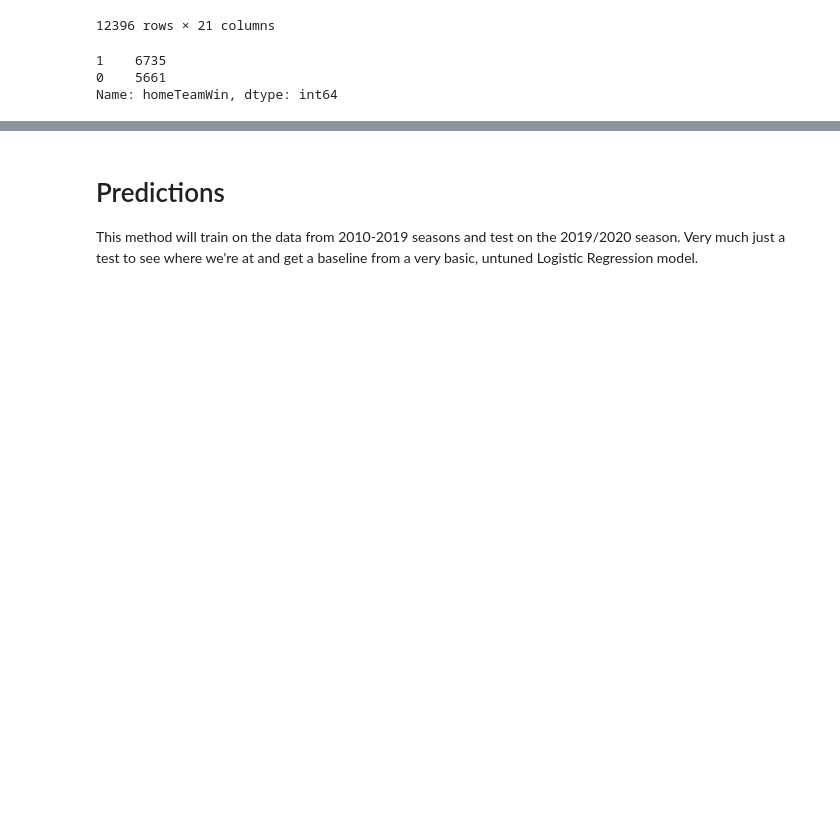
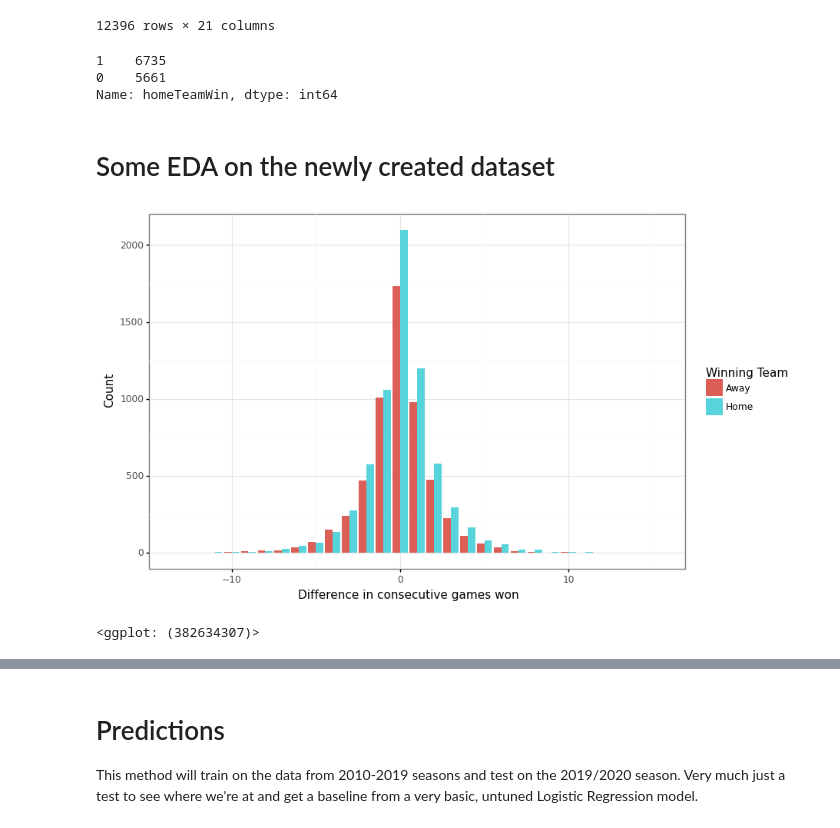
Before and after one commit to sjacobson94/COMP4449, a Jupyter notebook: final_project/analysis.ipynb, the cells around one changed output, grey strips where cells are left out. Drawn from its saved outputs; the diff is of its cells as text; code cells hidden in the pictures; blank space fills up the shorter version.

```diff
--- a/final_project/analysis.ipynb
+++ b/final_project/analysis.ipynb
@@ -561,3 +561,20 @@ prediction_df.homeTeamWin.value_counts()
 1    6735
 0    5661
 Name: homeTeamWin, dtype: int64
+# %% [markdown]
+# Some EDA on the newly created dataset
+# %%
+eda_df = prediction_df.copy()
+eda_df["homeTeamWin"] = eda_df["homeTeamWin"].map({0:"Away", 1:"Home"})
+
+plotnine.options.figure_size = (9, 6)
+(
+ggplot(eda_df, aes(x="winStreak", fill='homeTeamWin')) +
+    geom_bar(position='dodge') +
+    theme_bw() +
+    labs(x="Difference in consecutive games won", y="Count", fill="Winning Team") #+
+#     facet_wrap(" ~ homeTeamWin")
+)
+# %% [output]
+[figure, added]
+<ggplot: (382634307)>
```
Also changed, not shown: parts of 26 cells of this notebook, 5 other files.
